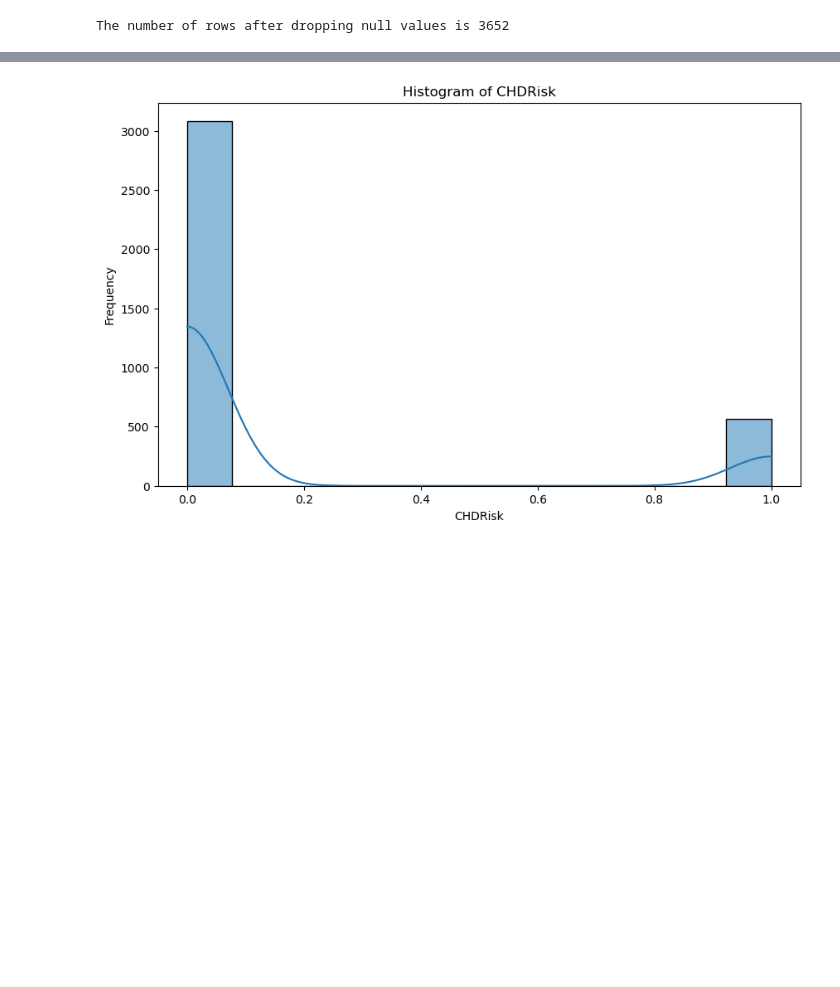
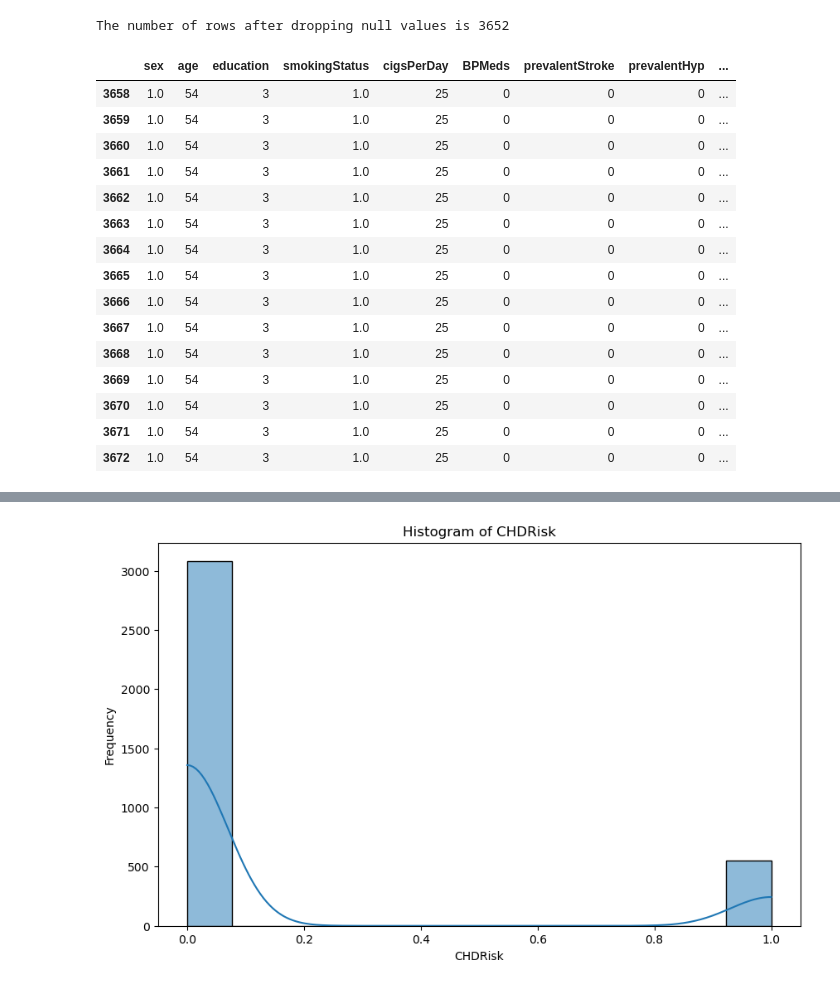
Before and after one commit to TyliOnel/Project_4-Group_5-Heart_Health, a Jupyter notebook: Data_exploration.ipynb, the cells around one changed output, grey strips where cells are left out. Drawn from its saved outputs; the diff is of its cells as text; code cells hidden in the pictures; blank space fills up the shorter version.

Commit message:
adding data exploration

```diff
--- a/Data_exploration.ipynb
+++ b/Data_exploration.ipynb
@@ -62,3 +63,24 @@ df_cleaned = df.dropna()
 print(f'The number of rows after dropping null values is {df_cleaned.shape[0]}')
 # %% [output]
 The number of rows after dropping null values is 3652
+# %%
+# Investigating if there's duplicate rows in the data set
+df_cleaned.duplicated().sum().sum()
+df_cleaned[df_cleaned.duplicated()]
+# %% [output]
+|  | sex | age | education | smokingStatus | cigsPerDay | BPMeds | prevalentStroke | prevalentHyp | ... |
+| 3658 | 1.0 | 54 | 3 | 1.0 | 25 | 0 | 0 | 0 | ... |
+| 3659 | 1.0 | 54 | 3 | 1.0 | 25 | 0 | 0 | 0 | ... |
+| 3660 | 1.0 | 54 | 3 | 1.0 | 25 | 0 | 0 | 0 | ... |
+| 3661 | 1.0 | 54 | 3 | 1.0 | 25 | 0 | 0 | 0 | ... |
+| 3662 | 1.0 | 54 | 3 | 1.0 | 25 | 0 | 0 | 0 | ... |
+| 3663 | 1.0 | 54 | 3 | 1.0 | 25 | 0 | 0 | 0 | ... |
+| 3664 | 1.0 | 54 | 3 | 1.0 | 25 | 0 | 0 | 0 | ... |
+| 3665 | 1.0 | 54 | 3 | 1.0 | 25 | 0 | 0 | 0 | ... |
+| 3666 | 1.0 | 54 | 3 | 1.0 | 25 | 0 | 0 | 0 | ... |
+| 3667 | 1.0 | 54 | 3 | 1.0 | 25 | 0 | 0 | 0 | ... |
+| 3668 | 1.0 | 54 | 3 | 1.0 | 25 | 0 | 0 | 0 | ... |
+| 3669 | 1.0 | 54 | 3 | 1.0 | 25 | 0 | 0 | 0 | ... |
+| 3670 | 1.0 | 54 | 3 | 1.0 | 25 | 0 | 0 | 0 | ... |
+| 3671 | 1.0 | 54 | 3 | 1.0 | 25 | 0 | 0 | 0 | ... |
+| 3672 | 1.0 | 54 | 3 | 1.0 | 25 | 0 | 0 | 0 | ... |
```
Also changed, not shown: parts of 16 cells of this notebook.
